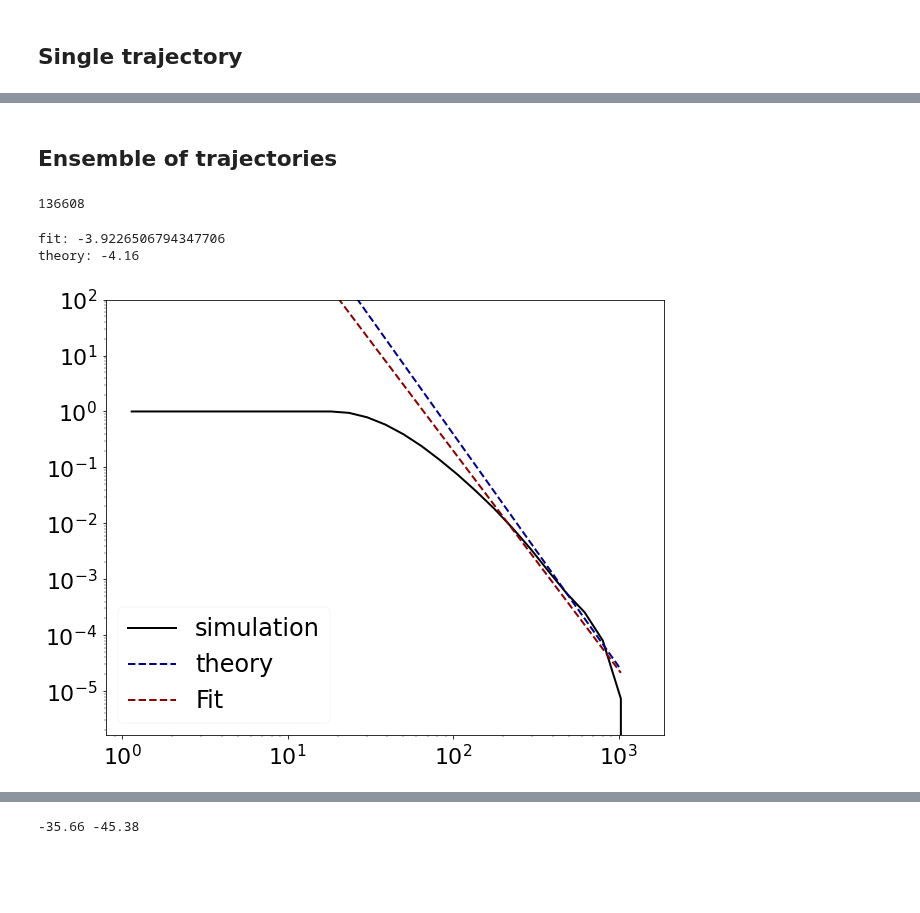
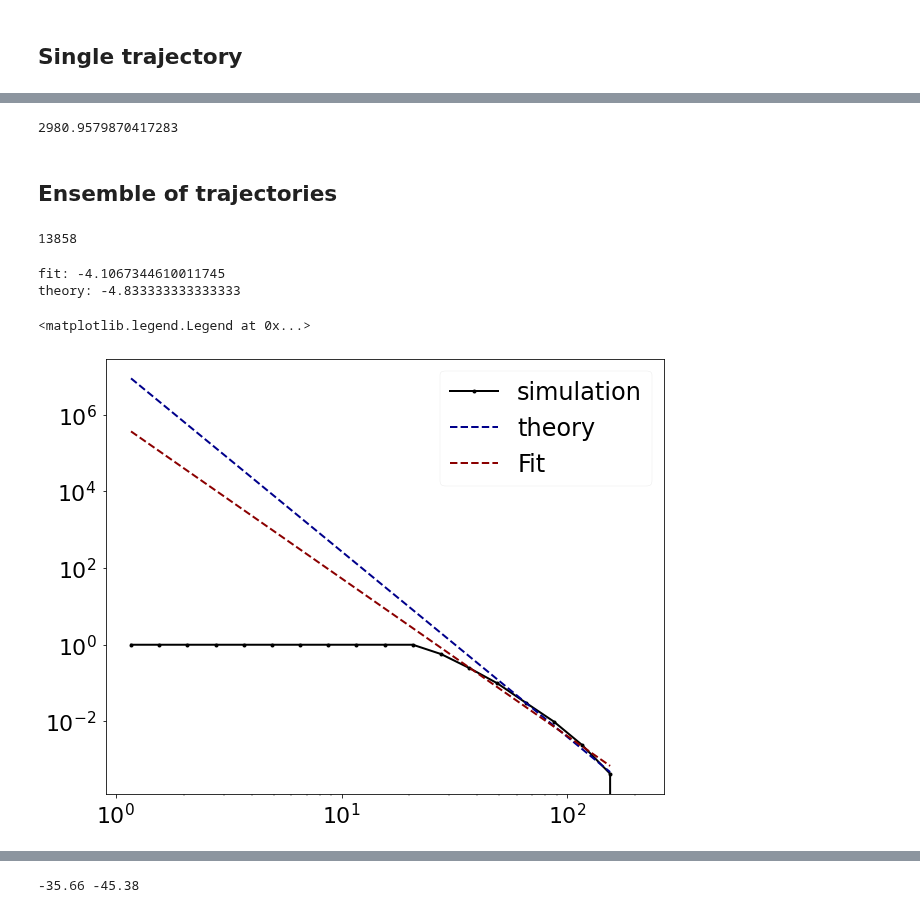
Before and after one commit to betoto008/Affinity_maturation, a Jupyter notebook: Jupyter_Notebooks/1_Dynamics.ipynb, the cells around one changed output, grey strips where cells are left out. Cells and saved outputs as stored; diff of their text form; code cells hidden in the pictures; blank space fills up the shorter version.

```diff
--- a/Jupyter_Notebooks/1_Dynamics.ipynb
+++ b/Jupyter_Notebooks/1_Dynamics.ipynb
@@ -107,14 +96,18 @@ ax[1,1].tick_params(labelsize = 22)
+# %%
+np.exp(1*8)
+# %% [output]
+2980.9579870417283
 # %% [markdown]
 ## Ensemble of trajectories
 # %%
 L = 12
-NC = 1e5
-T0 = 14
-Tf = 22
-dT = 0.001
-beta = 2
-gamma = .005
-nu = 1
+NC = 1e3
+T0 = 30
+Tf = 50
+dT = 0.01
+beta = 1
+gamma = .001
+nu = 0.3
 time = np.linspace(T0, Tf, int((Tf-T0)/dT))
 data_bcells_ensemble = np.loadtxt(Text_files_path + 'Dynamics/Ensemble/bcells_ensemble_L-%d_N-%d_Antigen-'%(L, NC)+antigen+'_beta-%.1f_nu-%.1f_gamma-%.3f.txt'%(beta, nu, gamma))
 data_energies_ensemble = np.loadtxt(Text_files_path + 'Dynamics/Ensemble/energies_tail_ensemble_L-%d_N-%d_Antigen-'%(L, NC)+antigen+'.txt')
@@ -122,44 +115,45 @@ data_N_active_linages_ensemble = np.loadtxt(Text_files_path + 'Dynamics/Ensemble
 
 print(len(data_bcells_ensemble))
 # %% [output]
-136608
+13858
 # %%
 b = 1.45
 #b = 1.62
 #b = 1.97
-b = 2.08
+#b = 2.08
 
-clone_size_distribution = np.histogram(data_bcells_ensemble, bins = np.logspace(0,np.log10(np.max(data_bcells_ensemble)),30), density = True)
+clone_size_distribution = np.histogram(data_bcells_ensemble, bins = np.logspace(0,np.log10(np.max(data_bcells_ensemble-1)),20), density = True)
 #-------------------------
 fig, ax = plt.subplots(figsize=(10,8))
 clone_size = (clone_size_distribution[1][:-1]+clone_size_distribution[1][1:])/2
 clone_size_counts = clone_size_distribution[0]
 
 delta_clone_size = clone_size_distribution[1][1:]-clone_size_distribution[1][:-1]
 cumsum_clone_size_counts = np.cumsum(clone_size_counts*delta_clone_size)
 #-------------------------
 popt, pcov = curve_fit(my_linear_func, np.log(clone_size[np.where((1-cumsum_clone_size_counts)!=1)][-10:-1]), np.log(1-cumsum_clone_size_counts[np.where((1-cumsum_clone_size_counts)!=1)][-10:-1]))
 print('fit:',popt[1])
 #-------------------------
 exponent = (-((beta*b)/nu))
 plaw_fit = clone_size**(exponent)
 plaw_fit /= (plaw_fit[-5]/(1-cumsum_clone_size_counts[-5]))
 print('theory:' ,exponent)
 #-------------------------
-ax.plot(clone_size[:], 1-cumsum_clone_size_counts[:], color = 'k', linestyle = '-', marker = '', ms = 8, linewidth = 2, label = 'simulation')
+ax.plot(clone_size[:], 1-cumsum_clone_size_counts[:], color = 'k', linestyle = '-', marker = '.', ms = 8, linewidth = 2, label = 'simulation')
 ax.plot(clone_size[:-1], plaw_fit[:-1], linestyle = '--', marker = '', ms = 8, linewidth = 2, color='darkblue', label = 'theory')
 ax.plot(clone_size[:-1], np.exp(my_linear_func(np.log(clone_size[:-1]), *popt)), linestyle = '--', marker = '', ms = '10', linewidth = 2, color='darkred', label = 'Fit')
 #-------------------------
 ax.set_xscale('log')
 ax.set_yscale('log')
-ax.set_ylim(top=100)
+#ax.set_ylim(top=100)
 ax.tick_params(labelsize = 22)
 ax.legend(fontsize = 24)
-fig.savefig('../Figures/1_Dynamics/Clone_size_distribution_example.png')
+#fig.savefig('../Figures/1_Dynamics/Clone_size_distribution_example.png')
 # %% [output]
-fit: -3.9226506794347706
-theory: -4.16
+fit: -4.1067344610011745
+theory: -4.833333333333333
+<matplotlib.legend.Legend at 0x...>
-[figure, old version]
+[figure, new version]
 # %%
 fig, ax = plt.subplots(figsize=(10,8))
 
```
Also changed, not shown: parts of 5 cells of this notebook, 7 other files.
